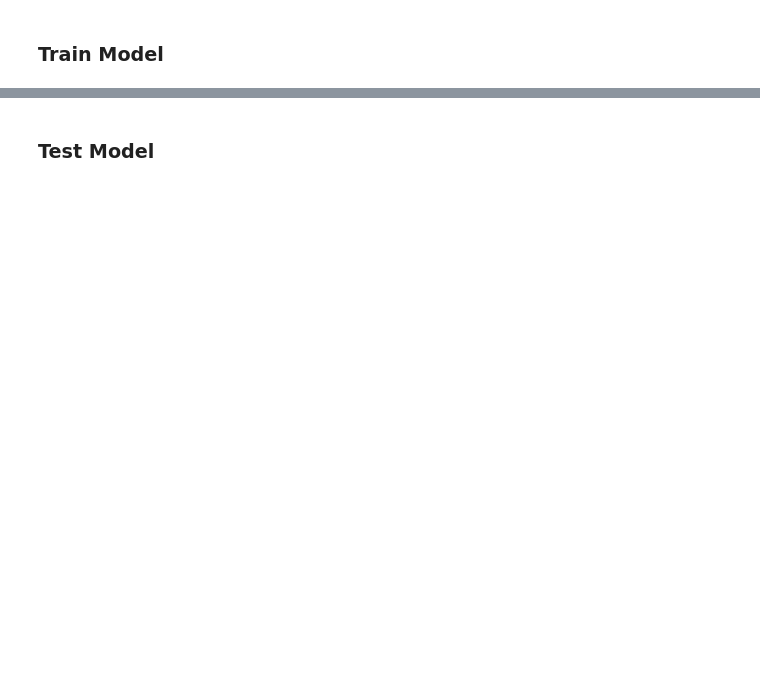
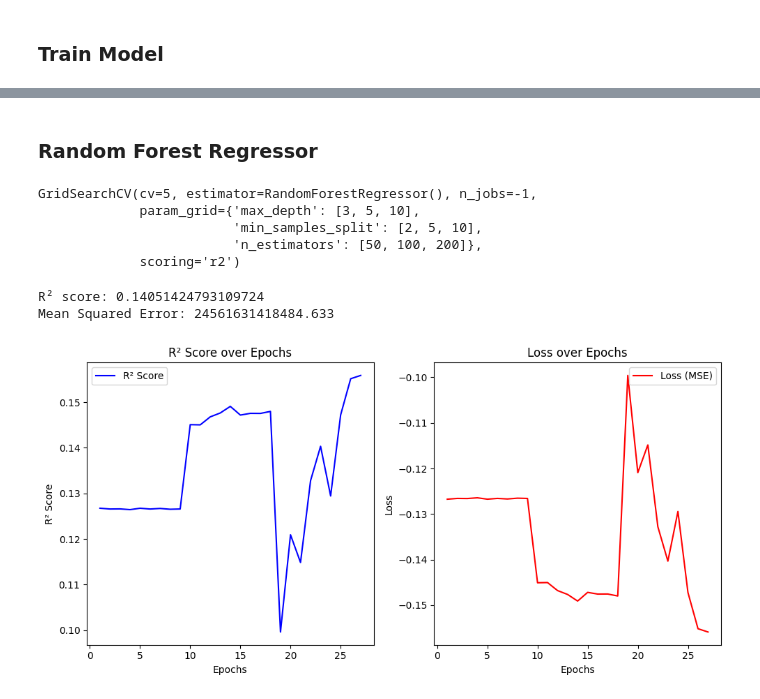
Before and after one commit to realBagher/SCI-ANALYSIS-G3, a Jupyter notebook: MachineLearning/Regression.ipynb, the cells around one changed output, grey strips where cells are left out. Saved outputs shown, nothing was run; the diff lists cells and outputs as text; code cells hidden in the pictures; blank space fills up the shorter version.

Commit message:
[Ml2] apply RandomForestRegression

```diff
--- a/MachineLearning/Regression.ipynb
+++ b/MachineLearning/Regression.ipynb
@@ -207,11 +209,3 @@ y_train = train['value']
 
 X_test = test.drop(['Address', 'value'], axis=1)
 y_test = test['value']
-# %%
-# new we train data
-poly = PolynomialFeatures(degree=3)
-X_train_poly = poly.fit_transform(X_train)
-X_test_poly = poly.transform(X_test)
-
-model = LinearRegression()
-model.fit(X_train_poly, y_train)
@@ -300,2 +211,0 @@ R-squared: 0.12365357819424172
-# %% [markdown]
-### Test Model
@@ -320,0 +212,60 @@ plt.show()
+# %% [markdown]
+### Random Forest Regressor
+# %%
+param_grid = {
+    'n_estimators': [50, 100, 200],
+    'max_depth': [3, 5, 10],
+    'min_samples_split': [2, 5, 10]
+}
+
+rfr = RandomForestRegressor()
+
+grid_search = GridSearchCV(rfr, param_grid, cv=5, scoring='r2', n_jobs=-1)
+grid_search.fit(X_train, y_train)
+# %% [output]
+GridSearchCV(cv=5, estimator=RandomForestRegressor(), n_jobs=-1,
+             param_grid={'max_depth': [3, 5, 10],
+                         'min_samples_split': [2, 5, 10],
+                         'n_estimators': [50, 100, 200]},
+             scoring='r2')
+# %%
+best_model = grid_search.best_estimator_
+y_pred = best_model.predict(X_test)
+
+# Evaluate performance: R² score
+r2 = r2_score(y_test, y_pred)
+print(f'R² score: {r2}')
+
+# Calculate the loss (Mean Squared Error)
+mse = mean_squared_error(y_test, y_pred)
+print(f'Mean Squared Error: {mse}')
+# %% [output]
+R² score: 0.14051424793109724
+Mean Squared Error: 24561631418484.633
+# %%
+
+# Plotting R² score and loss
+epochs = np.arange(1, len(grid_search.cv_results_['mean_test_score']) + 1)
+
+plt.figure(figsize=(10, 5))
+
+# Plot R² score
+plt.subplot(1, 2, 1)
+plt.plot(epochs, grid_search.cv_results_['mean_test_score'], label='R² Score', color='blue')
+plt.xlabel('Epochs')
+plt.ylabel('R² Score')
+plt.title('R² Score over Epochs')
+plt.legend()
+
+# Plot Loss (MSE)
+plt.subplot(1, 2, 2)
+plt.plot(epochs, grid_search.cv_results_['mean_test_score'] * -1, label='Loss (MSE)', color='red')
+plt.xlabel('Epochs')
+plt.ylabel('Loss')
+plt.title('Loss over Epochs')
+plt.legend()
+
+plt.tight_layout()
+plt.show()
+# %% [output]
+[figure, added]
```
Also changed, not shown: parts of 16 cells of this notebook.
